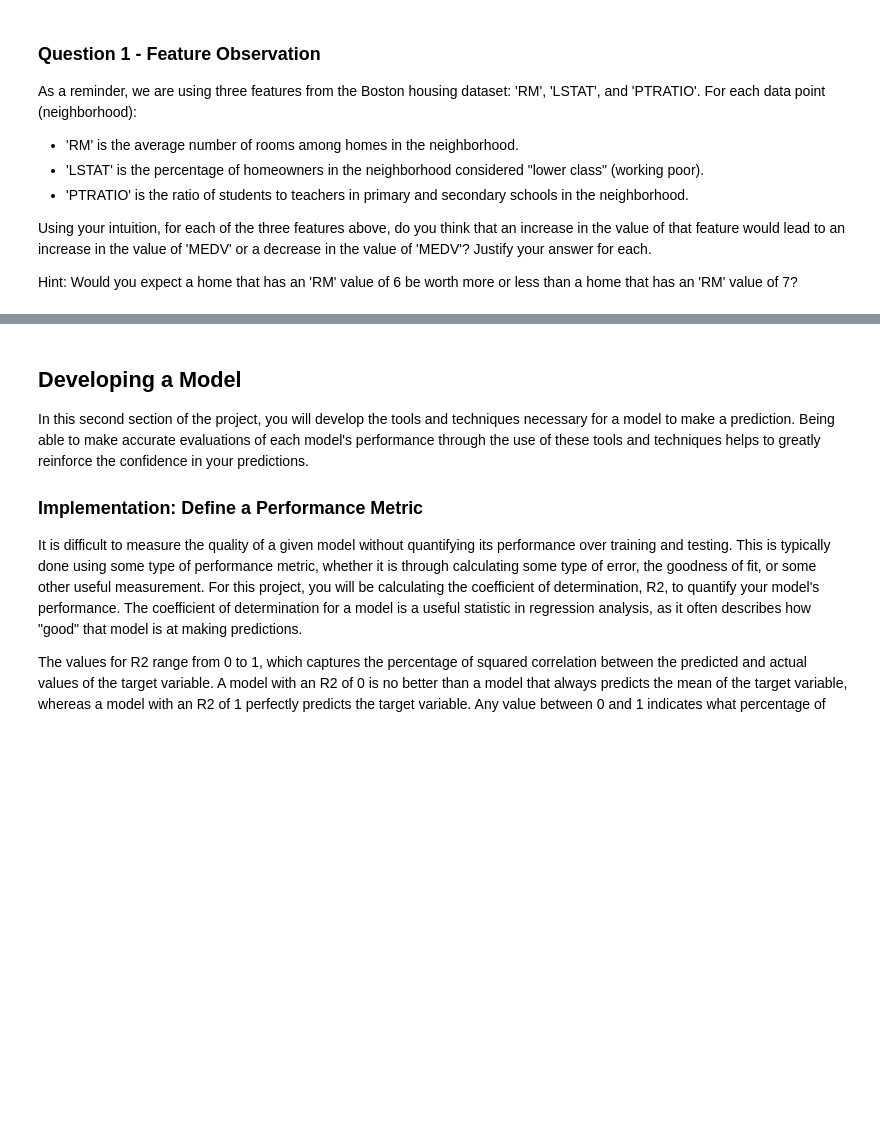
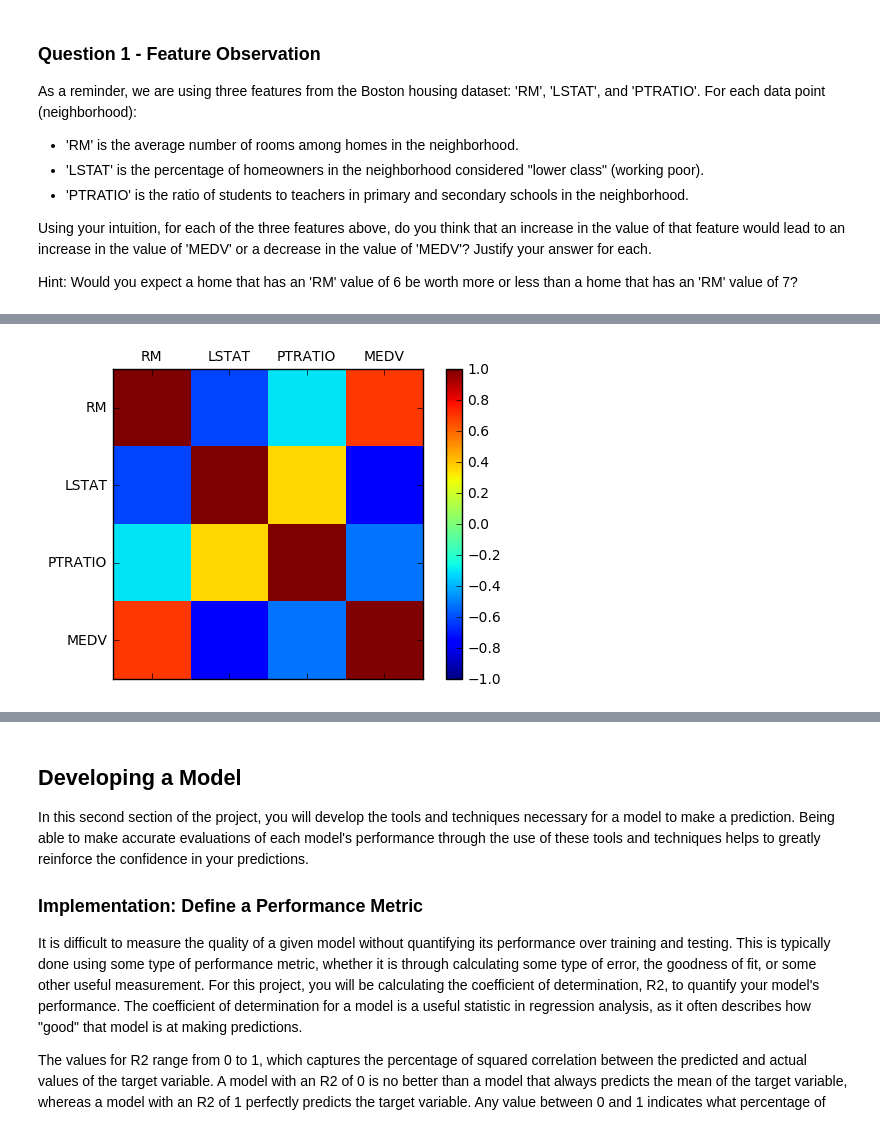
Before and after one commit to Raj85/boston_housing, a Jupyter notebook: boston_housing.ipynb, the cells around one changed output, grey strips where cells are left out. Cells and saved outputs as stored; diff of their text form; code cells hidden in the pictures; blank space fills up the shorter version.

```diff
--- a/boston_housing.ipynb
+++ b/boston_housing.ipynb
@@ -109,0 +136,16 @@ Hint: Would you expect a home that has an 'RM' value of 6 be worth more or less
+# %%
+names = ['RM','LSTAT','PTRATIO','MEDV']
+correlations = data.corr()
+# plot correlation matrix
+fig = plt.figure()
+ax = fig.add_subplot(111)
+cax = ax.matshow(correlations, vmin=-1, vmax=1)
+fig.colorbar(cax)
+ticks = np.arange(0,4,1)
+ax.set_xticks(ticks)
+ax.set_yticks(ticks)
+ax.set_xticklabels(names)
+ax.set_yticklabels(names)
+plt.show()
+# %% [output]
+[figure, added]
```
Also changed, not shown: parts of 11 cells of this notebook, 10 other files.
